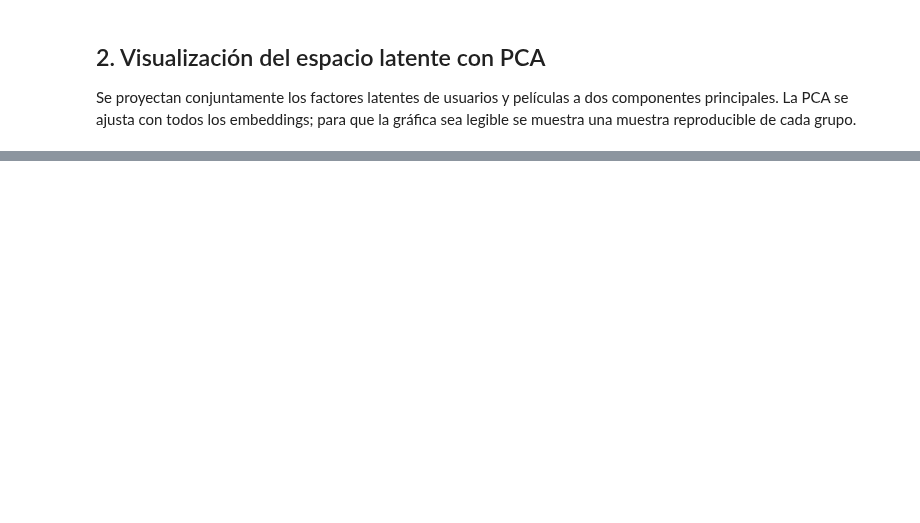
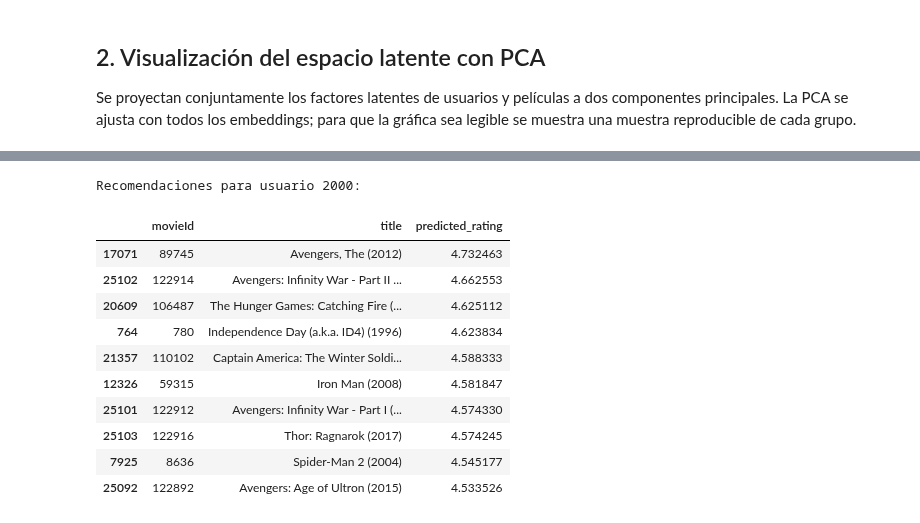
Before and after one commit to AndresRuiz14502/Machine_Learning, a Jupyter notebook: W1/W1.ipynb, the cells around one changed output, grey strips where cells are left out. Saved outputs shown, nothing was run; the diff lists cells and outputs as text; code cells hidden in the pictures; blank space fills up the shorter version.

```diff
--- a/W1/W1.ipynb
+++ b/W1/W1.ipynb
@@ -33,14 +31,16 @@ PATIENCE = 2
 MIN_DELTA = 1e-4
 LIKE_THRESHOLD = 3.8
 
-# Busca ml-32m desde el directorio del notebook o desde la raíz del proyecto.
+# Busca ml-32m desde el directorio del notebook, Google Drive o desde la raíz del proyecto.
 possible_paths = [
+    Path("/content/drive/MyDrive/ml-32m/ratings.csv"),
+    Path("/content/drive/My Drive/ml-32m/ratings.csv"),
     Path("../drive/ml-32m/ratings.csv"),
     Path("ml-32m/ratings.csv"),
 ]
 RATINGS_PATH = next((path.resolve() for path in possible_paths if path.exists()), None)
 if RATINGS_PATH is None:
-    raise FileNotFoundError("No se encontró ml-32m/ratings.csv desde el directorio actual.")
+    raise FileNotFoundError("No se encontró ml-32m/ratings.csv desde el directorio actual ni en Drive.")
 
 np.random.seed(SEED)
 torch.manual_seed(SEED)
@@ -297,31 +371,44 @@ print(f"Varianza explicada por las dos componentes: {pca.explained_variance_rati
 # %%
 def recommend_for_user(user_id, top_n=10):
     if user_id not in user_to_index:
         raise ValueError(f"El usuario {user_id} no apareció en los datos de entrenamiento.")
 
     catalog_path = RATINGS_PATH.parent / "movies.csv"
     catalog = pd.read_csv(catalog_path, usecols=["movieId", "title"])
     catalog["movie_idx"] = catalog["movieId"].map(movie_to_index)
     catalog = catalog.dropna(subset=["movie_idx"]).copy()
 
     seen_movie_ids = set(ratings.loc[ratings["userId"] == user_id, "movieId"])
     candidates = catalog.loc[~catalog["movieId"].isin(seen_movie_ids)].copy()
     candidate_indices = torch.tensor(candidates["movie_idx"].astype("int64").to_numpy())
     user_index = user_to_index[user_id]
 
     model.eval()
     score_batches = []
     with torch.inference_mode():
         for start in range(0, len(candidate_indices), 16_384):
             batch_movie_indices = candidate_indices[start : start + 16_384].to(DEVICE)
             batch_users = torch.full_like(batch_movie_indices, user_index)
             scores = model(batch_users, batch_movie_indices).clamp(0.5, 5.0)
             score_batches.append(scores.cpu().numpy())
 
     candidates["predicted_rating"] = np.concatenate(score_batches)
     return candidates.nlargest(top_n, "predicted_rating")[["movieId", "title", "predicted_rating"]]
 
 
-example_user_id = int(user_ids[0])
+example_user_id = int(2000)
 print(f"Recomendaciones para usuario {example_user_id}:")
 display(recommend_for_user(example_user_id, top_n=10))
+# %% [output]
+Recomendaciones para usuario 2000:
+|  | movieId | title | predicted_rating |
+| 17071 | 89745 | Avengers, The (2012) | 4.732463 |
+| 25102 | 122914 | Avengers: Infinity War - Part II ... | 4.662553 |
+| 20609 | 106487 | The Hunger Games: Catching Fire (... | 4.625112 |
+| 764 | 780 | Independence Day (a.k.a. ID4) (1996) | 4.623834 |
+| 21357 | 110102 | Captain America: The Winter Soldi... | 4.588333 |
+| 12326 | 59315 | Iron Man (2008) | 4.581847 |
+| 25101 | 122912 | Avengers: Infinity War - Part I (... | 4.574330 |
+| 25103 | 122916 | Thor: Ragnarok (2017) | 4.574245 |
+| 7925 | 8636 | Spider-Man 2 (2004) | 4.545177 |
+| 25092 | 122892 | Avengers: Age of Ultron (2015) | 4.533526 |
```
Also changed, not shown: parts of 10 cells of this notebook.
